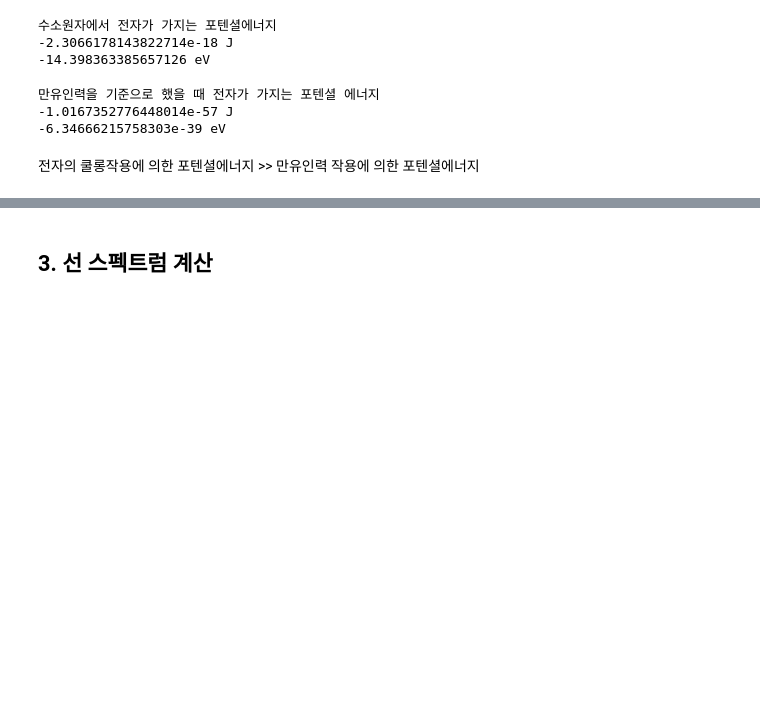
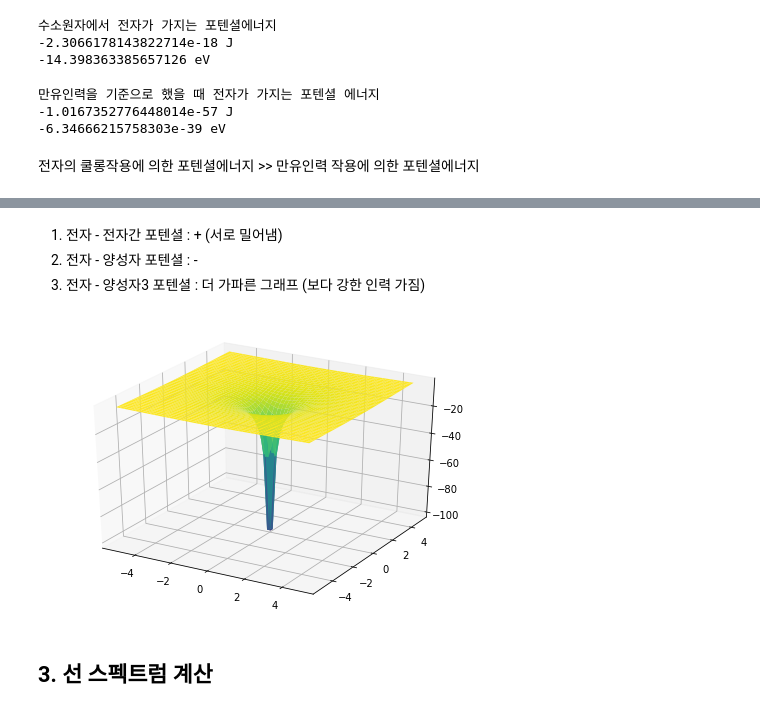
Before and after one commit to BrainNim/Study, a Jupyter notebook: K-MOOC/코딩으로 배우는 일반화학/week_5.ipynb, the cells around one changed output, grey strips where cells are left out. Drawn from its saved outputs; the diff is of its cells as text; code cells hidden in the pictures; blank space fills up the shorter version.

```diff
--- a/K-MOOC/코딩으로 배우는 일반화학/week_5.ipynb
+++ b/K-MOOC/코딩으로 배우는 일반화학/week_5.ipynb
@@ -84,2 +104,26 @@ print(V/Joule_eV, 'eV')
+# %% [markdown]
+1) 전자 - 전자간 포텐셜 : + (서로 밀어냄)
+2) 전자 - 양성자 포텐셜 : -
+3) 전자 - 양성자3 포텐셜 : 더 가파른 그래프 (보다 강한 인력 가짐)
+# %%
+# 3D로 그려보기
+
+from matplotlib import cm
+from mpl_toolkits.mplot3d import Axes3D
+
+X = np.arange(-5.1,5,0.2)
+Y = np.arange(-5.1,5,0.2)
+X, Y = np.meshgrid(X,Y)
+R = np.sqrt(X**2 + Y**2)
+# Z = np.sin(R)
+Z = V_en = -e**2/(4*np.pi*eps0*R*m_ang)/Joule_eV  # 전자와 양성자
+
+fig = plt.figure()
+ax = Axes3D(fig)
+ax.plot_surface(X, Y, Z, rstride = 1, cstride=1, cmap=cm.viridis)
+
+plt.show()
+# %% [output]
+[figure, added]
 # %% [markdown]
 ## 3. 선 스펙트럼 계산
```
Also changed, not shown: parts of 2 cells of this notebook.
